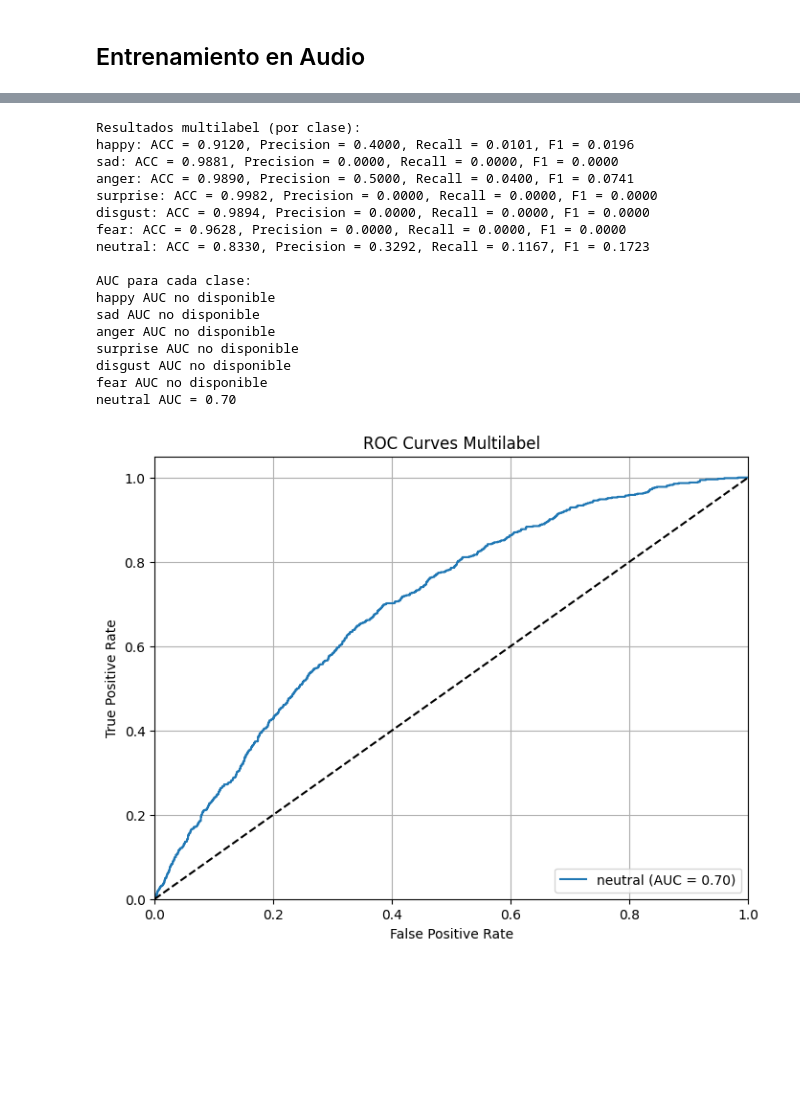
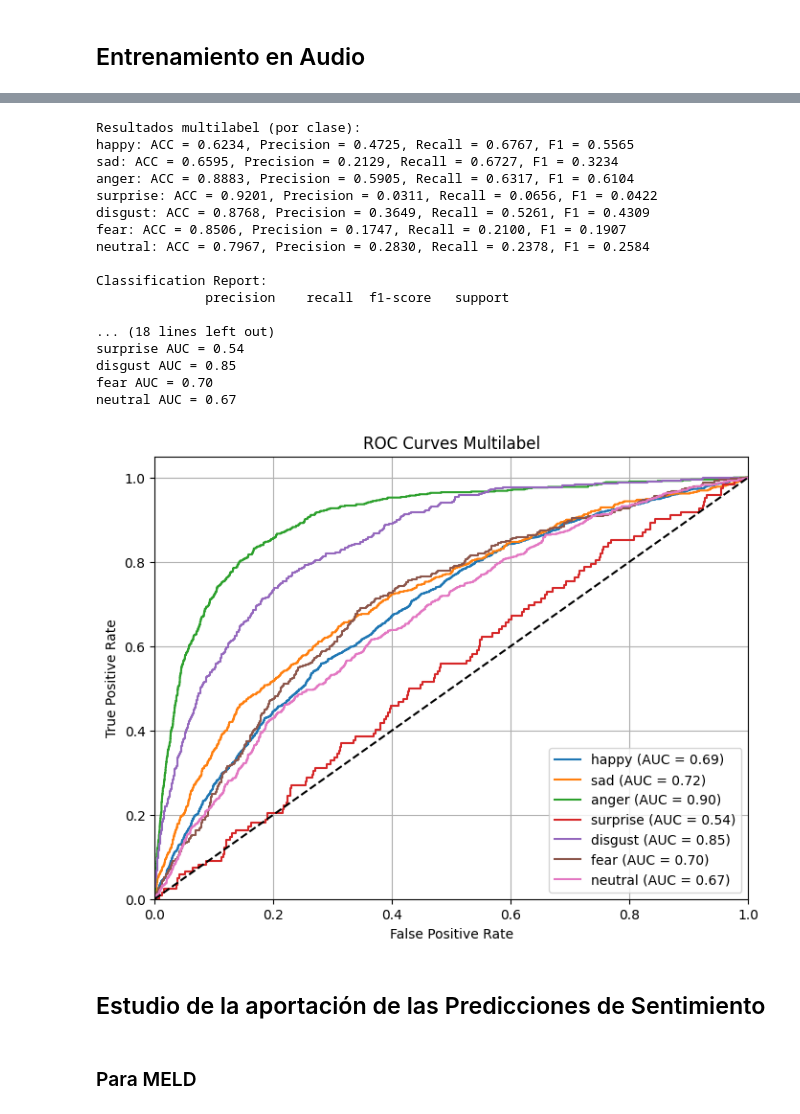
Before and after one commit to mgonzalezsanchez19/TFM, a Jupyter notebook: implementacion.ipynb, the cells around one changed output, grey strips where cells are left out. Drawn from its saved outputs; the diff is of its cells as text; code cells hidden in the pictures; blank space fills up the shorter version.

```diff
--- a/implementacion.ipynb
+++ b/implementacion.ipynb
@@ -773,0 +792,4 @@ df_test_mel_MOSEI['mel_path'] = df_test_mel_MOSEI['mel_path'].apply(lambda x: '/
+# %%
+# MOSEI
+emotion_cols = ['happy', 'sad', 'anger', 'surprise', 'disgust', 'fear', 'neutral']
+df_train_balanced_MOSEI = load_or_create_mosei_augmented_df(df_train_mel_MOSEI, emotion_cols)
@@ -783,0 +835,4 @@ df_test_mel_MOSEI.to_csv('MOSEI_test_audio.csv', index = False)
+# %%
+df_train_FE_MOSEI = load_df_or_feature_engineering(df_train_balanced_MOSEI, 'MOSEI_train_FE.csv')
+df_dev_FE_MOSEI = load_df_or_feature_engineering(df_dev_mel_MOSEI, 'MOSEI_dev_FE.csv')
+df_test_FE_MOSEI = load_df_or_feature_engineering(df_test_mel_MOSEI, 'MOSEI_test_FE.csv')
@@ -1028,8 +1113,23 @@ F1-score = 0.0660 | batch = 32, epochs = 8, LR = 0.0001
+# %%
+best_audio_params_MOSEI = {'batch_size': 32,
+                         'epochs': 10,
+                         'learning_rate': 0.0001,
+                         'best_f1': 0.2410}
+best_audio_model_name_MOSEI = 'efficientnet_b0'
+emotion_cols = ['happy', 'sad', 'anger', 'surprise', 'disgust', 'fear', 'neutral']
+Y = (df_train_balanced_MOSEI[emotion_cols] > 0.2).astype(int)
+
+# Calculamos los pesos de las clases
+total = len(Y)
+pos_counts = Y.sum()
+neg_counts = total - pos_counts
+pos_weights = (neg_counts / pos_counts).values
 # %%
 # Se generan los mejores dataloaders
-train_audio_dataloader_best_MOSEI = DataLoader(train_audio_dataset_MOSEI, batch_size = best_audio_params_MOSEI['batch_size'], shuffle = True, num_workers = 2)
-dev_audio_dataloader_best_MOSEI = DataLoader(dev_audio_dataset_MOSEI, batch_size = best_audio_params_MOSEI['batch_size'], shuffle = False, num_workers = 2)
-test_audio_dataloader_best_MOSEI = DataLoader(test_audio_dataset_MOSEI, batch_size = best_audio_params_MOSEI['batch_size'], shuffle = False, num_workers = 2)
+torch.cuda.empty_cache()
+train_audio_dataloader_best_MOSEI = DataLoader(train_audio_dataset_MOSEI, batch_size = best_audio_params_MOSEI['batch_size'], shuffle = True, num_workers = 4)
+dev_audio_dataloader_best_MOSEI = DataLoader(dev_audio_dataset_MOSEI, batch_size = best_audio_params_MOSEI['batch_size'], shuffle = False, num_workers = 4)
+test_audio_dataloader_best_MOSEI = DataLoader(test_audio_dataset_MOSEI, batch_size = best_audio_params_MOSEI['batch_size'], shuffle = False, num_workers = 4)
 
 # Se entrena el modelo con los mejores hiperparámetros
 device = 'cuda'
@@ -1037,10 +1137,12 @@ best_audio_model_to_train_MOSEI =  EmotionModel(backbone_name = best_audio_model
                                                 num_extra_features = len(features_audio_MOSEI))
 
 best_audio_trained_model_MOSEI, _ = train_and_evaluate_audio(best_audio_model_to_train_MOSEI,
-                                                         train_audio_dataloader_best_MOSEI,
-                                                         dev_audio_dataloader_best_MOSEI,
-                                                         num_epochs = best_audio_params_MOSEI['epochs'],
-                                                         lr = best_audio_params_MOSEI['learning_rate'],
-                                                         multilabel = True)
+                                                             train_audio_dataloader_best_MOSEI,
+                                                             dev_audio_dataloader_best_MOSEI,
+                                                             pos_weights,
+                                                             freeze_epochs = 4,
+                                                             num_epochs = best_audio_params_MOSEI['epochs'],
+                                                             lr = best_audio_params_MOSEI['learning_rate'],
+                                                             multilabel = True)
 # %% [output]
  Epoch 0
@@ -1064,35 +1166,39 @@ Early stopping triggered.
 # %%
 # Se predice con el mejor modelo para evaluar su rendimiento
 y_pred_best_audio_MOSEI, y_prob_best_audio_MOSEI = predict_audio(best_audio_trained_model_MOSEI, test_audio_dataloader_best_MOSEI, device, multilabel = True)
-evaluate_audio_predictions(df_test_mel_MOSEI[label_cols_MOSEI], y_pred_best_audio_MOSEI, y_prob_best_audio_MOSEI, label_cols_MOSEI, multilabel=True)
+evaluate_audio_predictions(df_test_FE_MOSEI[label_cols_MOSEI], y_pred_best_audio_MOSEI, y_prob_best_audio_MOSEI, label_cols_MOSEI, multilabel = True)
 
 # Se calculan las predicciones de train y dev para el mejor modelo en MOSEI
 _, y_prob_audio_train_MOSEI = predict_audio(best_audio_trained_model_MOSEI, train_audio_dataloader_best_MOSEI, device, multilabel = True)
 _, y_prob_audio_dev_MOSEI = predict_audio(best_audio_trained_model_MOSEI, dev_audio_dataloader_best_MOSEI, device, multilabel = True)
 
 # Se listan los paths originales y finales y las predicciones de MOSEI
 list_audio_original_paths_MOSEI = ['/kaggle/working/MOSEI_train_audio.csv', '/kaggle/working/MOSEI_dev_audio.csv', '/kaggle/working/MOSEI_test_audio.csv']
 list_audio_output_paths_MOSEI = ['MOSEI_train_with_audio_preds.csv', 'MOSEI_dev_with_audio_preds.csv', 'MOSEI_test_with_audio_preds.csv']
 audio_predictions_MOSEI = [y_prob_audio_train_MOSEI, y_prob_audio_dev_MOSEI, y_prob_best_audio_MOSEI]
 
 # Se guardan las predicciones y el mejor modelo
 save_preds_and_best_model(list_audio_original_paths_MOSEI, list_audio_output_paths_MOSEI, "best_audio_model_MOSEI.pth", audio_predictions_MOSEI, best_audio_trained_model_MOSEI)
 # %% [output]
 Resultados multilabel (por clase):
-happy: ACC = 0.9120, Precision = 0.4000, Recall = 0.0101, F1 = 0.0196
-sad: ACC = 0.9881, Precision = 0.0000, Recall = 0.0000, F1 = 0.0000
-anger: ACC = 0.9890, Precision = 0.5000, Recall = 0.0400, F1 = 0.0741
-surprise: ACC = 0.9982, Precision = 0.0000, Recall = 0.0000, F1 = 0.0000
-disgust: ACC = 0.9894, Precision = 0.0000, Recall = 0.0000, F1 = 0.0000
-fear: ACC = 0.9628, Precision = 0.0000, Recall = 0.0000, F1 = 0.0000
-neutral: ACC = 0.8330, Precision = 0.3292, Recall = 0.1167, F1 = 0.1723
+happy: ACC = 0.6234, Precision = 0.4725, Recall = 0.6767, F1 = 0.5565
+sad: ACC = 0.6595, Precision = 0.2129, Recall = 0.6727, F1 = 0.3234
+anger: ACC = 0.8883, Precision = 0.5905, Recall = 0.6317, F1 = 0.6104
+surprise: ACC = 0.9201, Precision = 0.0311, Recall = 0.0656, F1 = 0.0422
+disgust: ACC = 0.8768, Precision = 0.3649, Recall = 0.5261, F1 = 0.4309
+fear: ACC = 0.8506, Precision = 0.1747, Recall = 0.2100, F1 = 0.1907
+neutral: ACC = 0.7967, Precision = 0.2830, Recall = 0.2378, F1 = 0.2584
 
-AUC para cada clase:
-happy AUC no disponible
-sad AUC no disponible
-anger AUC no disponible
-surprise AUC no disponible
-disgust AUC no disponible
-fear AUC no disponible
-neutral AUC = 0.70
+Classification Report:
+              precision    recall  f1-score   support
+
+... (18 lines left out)
+surprise AUC = 0.54
+disgust AUC = 0.85
+fear AUC = 0.70
+neutral AUC = 0.67
-[figure, old version]
+[figure, new version]
+# %% [markdown]
+## Estudio de la aportación de las Predicciones de Sentimiento
+# %% [markdown]
+### Para MELD
```
Also changed, not shown: parts of 31 cells of this notebook, 1 other file.
